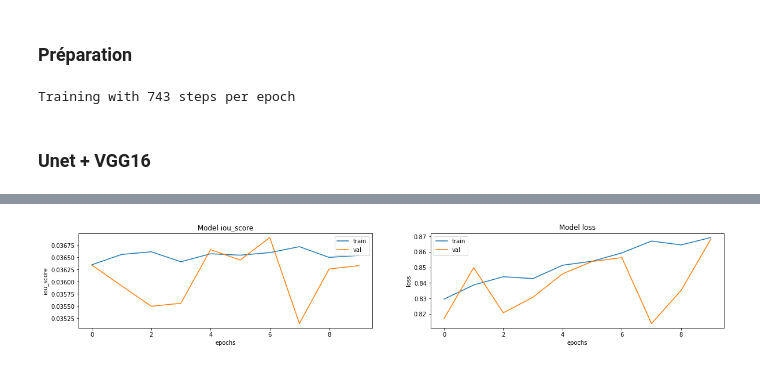
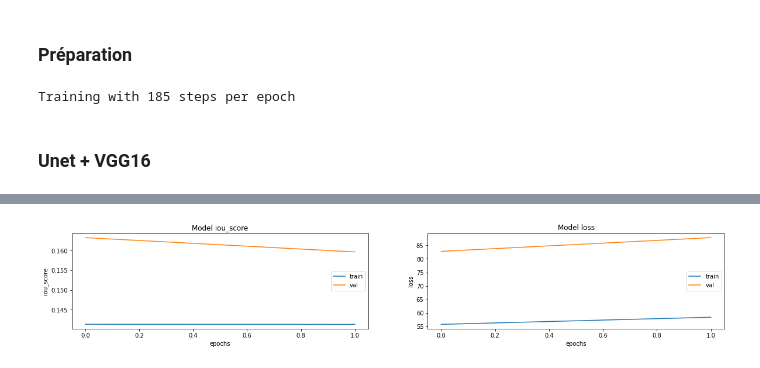
Before and after one commit to ThibaultDieudonne/Car-Computer-Vision-development, a Jupyter notebook: n.ipynb, the cells around one changed output, grey strips where cells are left out. Cells and saved outputs as stored; diff of their text form; code cells hidden in the pictures.

Commit message:
fixed data preprocessing & reading

```diff
--- a/n.ipynb
+++ b/n.ipynb
@@ -36,7 +36,7 @@ cities = {"train":[dirs for root, dirs, files in os.walk("/".join([original_imgs
           "test": [dirs for root, dirs, files in os.walk("/".join([original_imgs_path, "test"]))][0],
           "val": [dirs for root, dirs, files in os.walk("/".join([original_imgs_path, "val"]))][0]}
 
-for split in ["train", "test", "val"]:
+for split in ["train", "val"]:
     for city in cities[split]:
         tmp_path = "/".join([original_imgs_path, split, city])
         lbl_tmp_path = tmp_path.replace("leftImg8bit", "gtFine")
@@ -44,11 +44,13 @@ for split in ["train", "test", "val"]:
             for name in files:
                 if name.endswith(("_leftImg8bit.png")):
                     img_path = "/".join([tmp_path, name])
-                    # lbl_img_path = "/".join([lbl_tmp_path, name]).replace("leftImg8bit", "gtFine_color")
-                    lbl_img_path = "/".join([lbl_tmp_path, name]).replace("leftImg8bit", "gtFine_labelIds")
+                    # tgt_img_path = "/".join([lbl_tmp_path, name]).replace("leftImg8bit", "gtFine_color")
+                    tgt_img_path = "/".join([lbl_tmp_path, name]).replace("leftImg8bit", "gtFine_labelIds")
+                    lbl_img_path = f"./data/labels/{name}".replace("leftImg8bit", "gtFine_labelIds")
                     main_df = main_df.append({"split": split,
                                               "original_image_path": img_path,
-                                              "labeled_image_path": lbl_img_path}, ignore_index=True)
+                                              "target_image_path": tgt_img_path,
+                                              "labeled_image_path": lbl_img_path,}, ignore_index=True)
 # %%
 Label = namedtuple('Label', ['name', 'id', 'trainId', 'category', 'categoryId', 'hasInstances', 'ignoreInEval', 'color',])
 
@@ -145,11 +156,11 @@ def example_display(loc=0):
 train_df = main_df[main_df["split"]=="train"]
 val_df = main_df[main_df["split"]=="val"]
 # %%
-n_epochs = 10
+n_epochs = 2
 
 batch_size = 8
 
-data_passes = 20
+data_passes = 1
 
 steps_per_epoch = (train_df.shape[0] * data_passes) // (batch_size * n_epochs)
 
@@ -159,7 +170,7 @@ BUFFER_SIZE = 1000
 
 print(f"Training with {steps_per_epoch} steps per epoch")
 # %% [output]
-Training with 743 steps per epoch
+Training with 185 steps per epoch
 # %%
 results_file = f'./results.csv'
 
@@ -199,26 +210,26 @@ def display_learning_curves(m_name, metric):
 
     plt.show()
 # %%
-size = (256, 256)
+size = (224, 224)
 
 def load_cropped_imgs(path1, path2):
     img1 = tf.io.read_file(path1)
     img1 = tf.io.decode_png(img1)
 
-
     img2 = tf.io.read_file(path2)
     img2 = tf.io.decode_png(img2)
 
     img1 = tf.cast(img1, tf.float32) / 255.
-    img2 = tf.cast(img2, tf.float32) / 255.
+    img2 = tf.cast(img2, tf.float32)
 
-    image_shape = tf.shape(img1)
     combined = tf.concat([img1, img2], axis=2)
     last_label_dim = tf.shape(img2)[-1]
     last_image_dim = tf.shape(img1)[-1]
     combined_crop = tf.image.random_crop(combined, size=tf.concat([size, [last_label_dim + last_image_dim]], axis=0))
     img1 = combined_crop[:, :, :last_image_dim]
     img2 = combined_crop[:, :, last_image_dim:]
+
+    img2 = tf.cast(img2, tf.uint8)
 
     return img1, img2
 
@@ -230,7 +241,7 @@ def load_imgs(path1, path2):
     img2 = tf.io.decode_png(img2)
 
     img1 = tf.cast(img1, tf.float32) / 255.
-    img2 = tf.cast(img2, tf.float32) / 255.
+    img2 = tf.cast(img2, tf.uint8)
 
     return img1, img2
 
@@ -258,7 +269,7 @@ trained = 0
 
 model_name = "unet_vgg"
 
-model = sm.Unet(classes=8, input_shape=(None, None, 3), activation='softmax', encoder_weights='imagenet')
+model = sm.Unet(classes=8, input_shape=(None, None, 3), activation='softmax', encoder_weights=None)
 # %%
 model.summary(line_length=120)
 # %% [output]
@@ -291,9 +302,14 @@ def dice_coeff(y_true, y_pred):
 
 def train_unet_vgg():
 
+    lr = tf.keras.optimizers.schedules.ExponentialDecay(
+             initial_learning_rate=1e-2,
+             decay_steps=10000,
+             decay_rate=0.9)
+
     model.compile(
-        optimizer='Adam',
-        loss='categorical_crossentropy', # sm.losses.bce_jaccard_loss
+        optimizer=tf.keras.optimizers.Adam(learning_rate=lr),
+        loss="categorical_crossentropy", # sm.losses.bce_jaccard_loss
         metrics=[sm.metrics.iou_score], # sm.metrics.iou_score
     )
 
@@ -341,4 +341,4 @@ Epoch 10/10
-[figure, old version]
+[figure, new version]
 # %%
 def prediction_display():
     pred_df = val_df.head(1)
```
Also changed, not shown: parts of 7 cells of this notebook, 3 other files.
